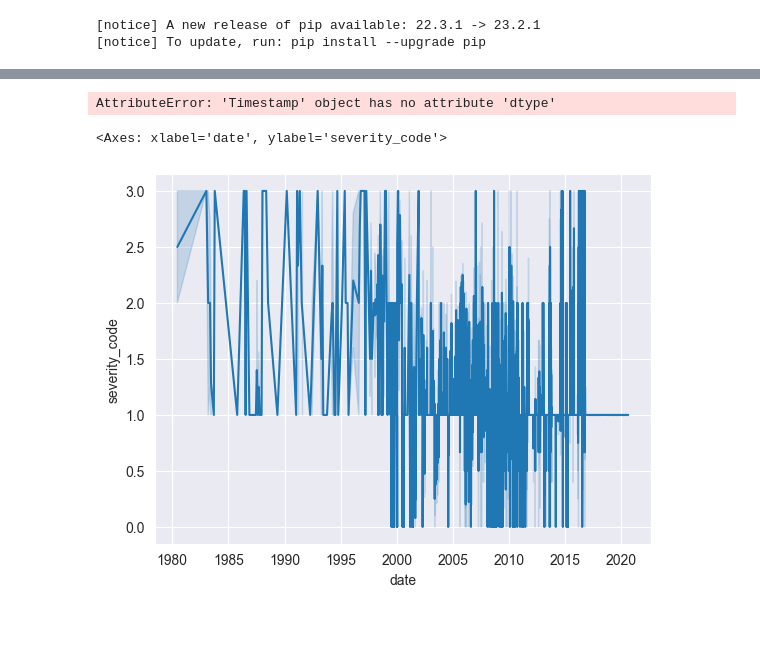
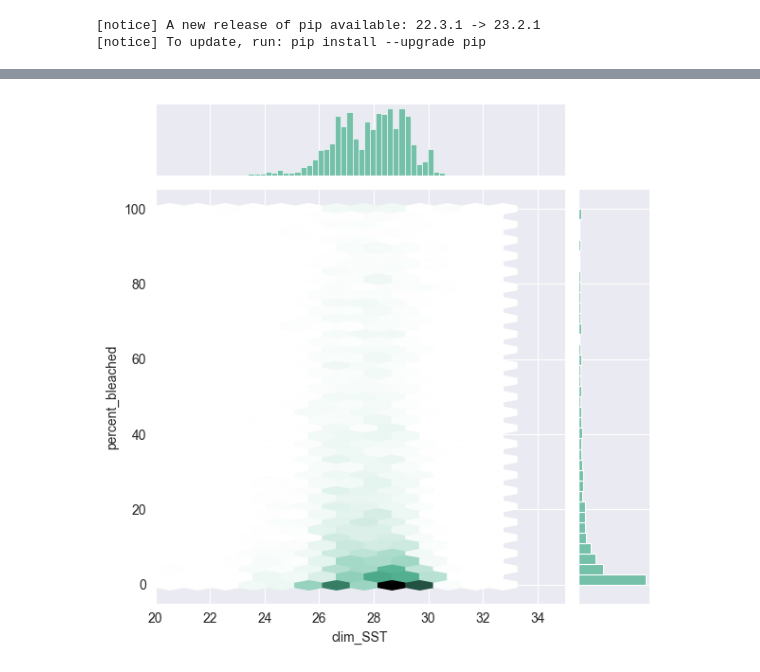
Before and after one commit to S-Romberg/ocean_temp_prediction, a Jupyter notebook: Linear Regression - Predicting Coral Bleaching/linear_regression.ipynb, the cells around one changed output, grey strips where cells are left out. Drawn from its saved outputs; the diff is of its cells as text; code cells hidden in the pictures; blank space fills up the shorter version.

Commit message:
refined data with percentages instead of categorical data

```diff
--- a/Linear Regression - Predicting Coral Bleaching/linear_regression.ipynb
+++ b/Linear Regression - Predicting Coral Bleaching/linear_regression.ipynb
@@ -16,10 +17,12 @@ from tensorflow.keras import layers
 pd.set_option('display.max_columns', None)
 np.set_printoptions(precision=3, suppress=True)
 # %%
-filepath = './Preprocessed_Data.csv'
+# filepath = './Preprocessed_Data.csv'
+# filepath = './Preprocessed_Data_wit_unknown_percentages.csv'
+filepath = 'dbms_outpu.csv'
 # column_names = ['date', 'bleaching_level', 'depth_meters', 'clim_SST', 'temperature_kelvin','temperature_mean','temperature_maximum','temperature_minimum','temperature_kelvin_standard_deviation',	'SSTA_standard_deviation','SSTA_mean','SSTA_minimum','SSTA_maximum','SSTA_frequency','SSTA_frequency_standard_deviation','SSTA_frequency_max','SSTA_frequency_mean','SSTA_DHW','SSTA_DHW_standard_deviation','SSTA_DHWMax','SSTA_DHW_mean','TSA','TSA_standard_deviation','TSA_minimum','TSA_maximum','TSA_mean','TSA_frequency','TSA_frequency_standard_deviation','TSA_frequency_max','TSA_frequency_mean','TSA_DHW','TSA_DHW_standard_deviation','TSA_DHW_max','TSA_DHW_mean','severity_code']
-schema = {'date': str, 'bleaching_level': str, 'depth_meters': float, 'clim_SST': float, 'temperature_mean': float, 'SSTA_mean': float, 'SSTA_DHW':float, 'TSA':float, 'TSA_DHW':float, 'severity_code': str }
-column_names = ['date', 'bleaching_level', 'depth_meters', 'clim_SST', 'temperature_mean', 'SSTA_mean', 'SSTA_DHW', 'TSA', 'TSA_DHW', 'severity_code']
+schema = {'percent_bleached': float, 'date': str, 'year': int,  'depth_meters': float, 'clim_SST': float, 'temperature_mean': float, 'SSTA_mean': float, 'SSTA_DHW':float, 'TSA':float, 'TSA_DHW':float, 'severity_code': str }
+column_names = [ 'date', 'year', 'percent_bleached','depth_meters', 'clim_SST', 'temperature_mean', 'SSTA_mean', 'SSTA_DHW', 'TSA', 'TSA_DHW', 'severity_code']
 raw_dataset = pd.read_csv(filepath, names=column_names,
                             dtype=schema, parse_dates=['date'],
                           na_values='', comment='\t',
@@ -42,5 +45,5 @@ raw_dataset
 # %%
 # dataset = raw_dataset.copy()
-dataset = raw_dataset.filter(['date', 'depth_meters', 'clim_SST', 'temperature_mean', 'SSTA_mean', 'SSTA_DHW', 'TSA', 'TSA_DHW', 'severity_code'], axis=1)
+dataset = raw_dataset.filter(['year', 'percent_bleached', 'depth_meters', 'clim_SST', 'temperature_mean', 'SSTA_mean', 'SSTA_DHW', 'TSA', 'TSA_DHW', 'severity_code'], axis=1)
 dataset
 # %% [output]
@@ -99,7 +103,8 @@ dataset = dataset.dropna()
 
 dataset['depth_meters'] = dataset['depth_meters'].astype(np.int64)
 dataset['severity_code'] = dataset['severity_code'].astype(np.int64)
-dataset['date'] = dataset['date'].astype(np.datetime64)
+dataset['clim_SST'] = convert_temperature(dataset['clim_SST'], 'Kelvin', 'Celsius')
+dataset['temperature_mean'] = convert_temperature(dataset['temperature_mean'], 'Kelvin', 'Celsius')
 # dataset['clim_SST'] = dataset['clim_SST'].astype(np.float32)
 # dataset['temperature_kelvin'] = dataset['temperature_kelvin'].astype(np.float32)
 # dataset['temperature_maximum'] = dataset['temperature_maximum'].astype(np.float32)
@@ -124,28 +141,25 @@ TypeError: Casting to unit-less dtype 'datetime64' is not supported. Pass e.g. '
 # %%
 train_dataset = dataset.sample(frac=0.8, random_state=0)
 test_dataset = dataset.drop(train_dataset.index)
-# %%
-train_dataset['date'][0].dtype
-# %% [output]
-AttributeError: 'Timestamp' object has no attribute 'dtype'
 # %%
 # sns.pairplot(train_dataset[['date', 'severity_code', 'depth_meters', 'temperature_mean', 'TSA', 'clim_SST', 'SSTA_DHW']], diag_kind='kde')
 # a = sns.lmplot(
 #     data=train_dataset,
 #     x="SSTA_DHW", y="clim_SST", hue="severity_code",
 #     height=5
 # )
 # b = sns.lmplot(
 #   data=train_dataset,
 #   x="SSTA_DHW", y="clim_SST", hue="severity_code",
 #   height=5
 # )
 # c = sns.lmplot(
 #   data=train_dataset,
 #   x="date", y="temperature_mean", hue="severity_code",
 #   height=5
 # )
-sns.lineplot(x = "date", y = "severity_code", data = train_dataset)
+# sns.lineplot(x = "date", y = "severity_code", data = train_dataset)
+# sns.lineplot(x = "date", y = "temperature_mean", data = train_dataset)
+g = sns.jointplot(x='clim_SST', y='percent_bleached', data=train_dataset, kind="hex", color="#4CB391", xlim=(20, 35))
 # %% [output]
-<Axes: xlabel='date', ylabel='severity_code'>
-[figure, old version]
+[figure, new version]
```
Also changed, not shown: parts of 29 cells of this notebook, 3 other files.
